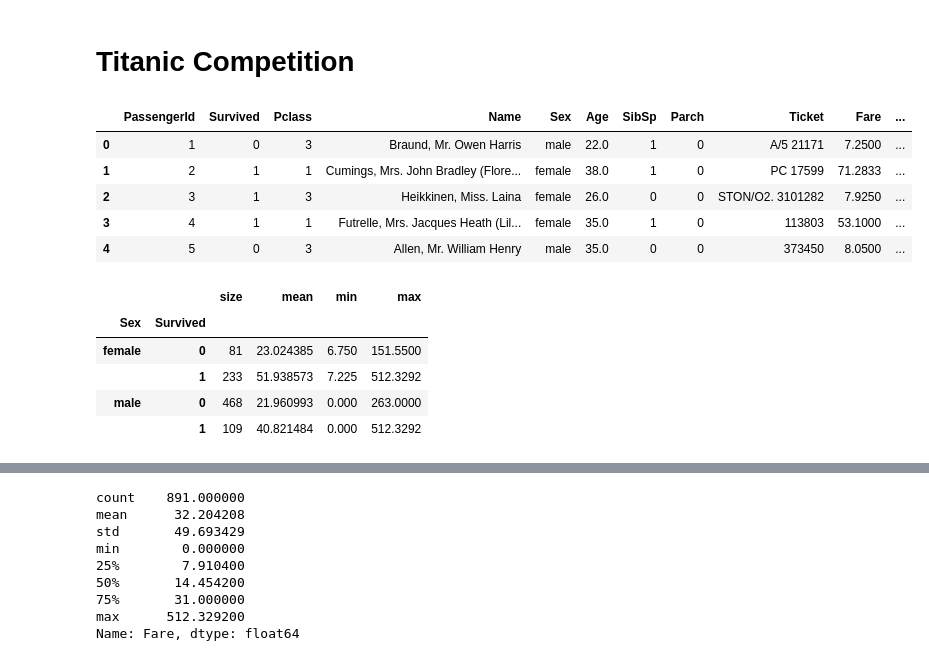
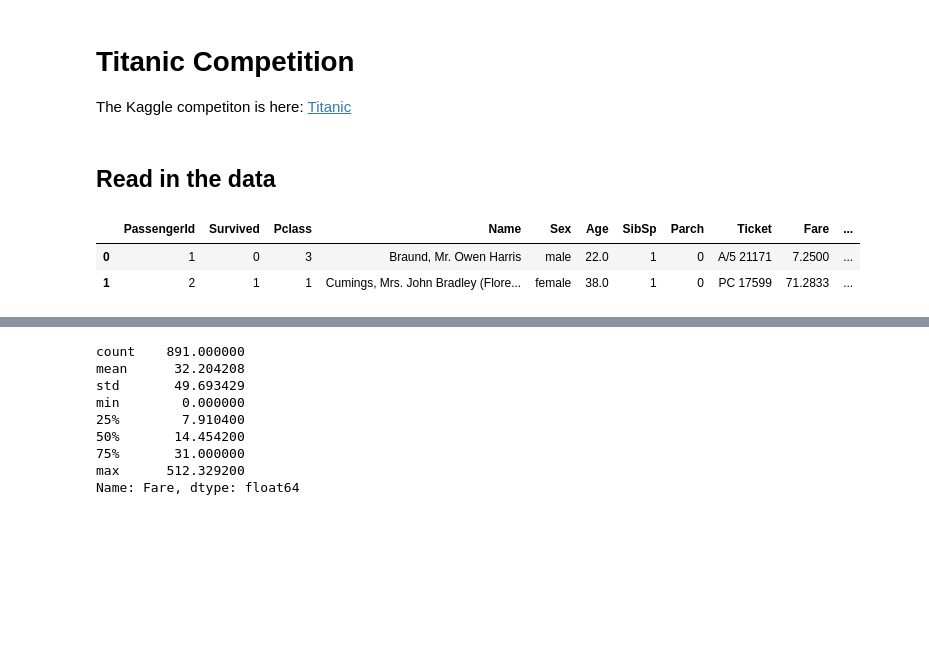
Before and after one commit to mehemken/kaggle, a Jupyter notebook: titanic/titanic_competition.ipynb, the cells around one changed output, grey strips where cells are left out. Saved outputs shown, nothing was run; the diff lists cells and outputs as text; code cells hidden in the pictures; blank space fills up the shorter version.

```diff
--- a/titanic/titanic_competition.ipynb
+++ b/titanic/titanic_competition.ipynb
@@ -5,26 +7,14 @@ from matplotlib import pyplot as plt
-# %% [markdown]
-# Titanic Competition
+# %% [markdown]
+# Titanic Competition
+
+The Kaggle competiton is here: [Titanic](https://www.kaggle.com/c/titanic)
+# %% [markdown]
+## Read in the data
 # %%
 df = pd.read_csv('train.csv')
 # %%
-df.head()
+df.head(2)
 # %% [output]
 |  | PassengerId | Survived | Pclass | Name | Sex | Age | SibSp | Parch | Ticket | Fare | ... |
 | 0 | 1 | 0 | 3 | Braund, Mr. Owen Harris | male | 22.0 | 1 | 0 | A/5 21171 | 7.2500 | ... |
 | 1 | 2 | 1 | 1 | Cumings, Mrs. John Bradley (Flore... | female | 38.0 | 1 | 0 | PC 17599 | 71.2833 | ... |
-| 2 | 3 | 1 | 3 | Heikkinen, Miss. Laina | female | 26.0 | 0 | 0 | STON/O2. 3101282 | 7.9250 | ... |
-| 3 | 4 | 1 | 1 | Futrelle, Mrs. Jacques Heath (Lil... | female | 35.0 | 1 | 0 | 113803 | 53.1000 | ... |
-| 4 | 5 | 0 | 3 | Allen, Mr. William Henry | male | 35.0 | 0 | 0 | 373450 | 8.0500 | ... |
-# %%
-col = 'Sex', 'Survived'
-
-g = df.groupby(col)
-
-g['Fare'].agg(['size', 'mean', 'min', 'max'])
-# %% [output]
-|  |  | size | mean | min | max |
-| Sex | Survived |  |  |  |  |
-| female | 0 | 81 | 23.024385 | 6.750 | 151.5500 |
-|  | 1 | 233 | 51.938573 | 7.225 | 512.3292 |
-| male | 0 | 468 | 21.960993 | 0.000 | 263.0000 |
-|  | 1 | 109 | 40.821484 | 0.000 | 512.3292 |
```
Also changed, not shown: parts of 13 cells of this notebook.
